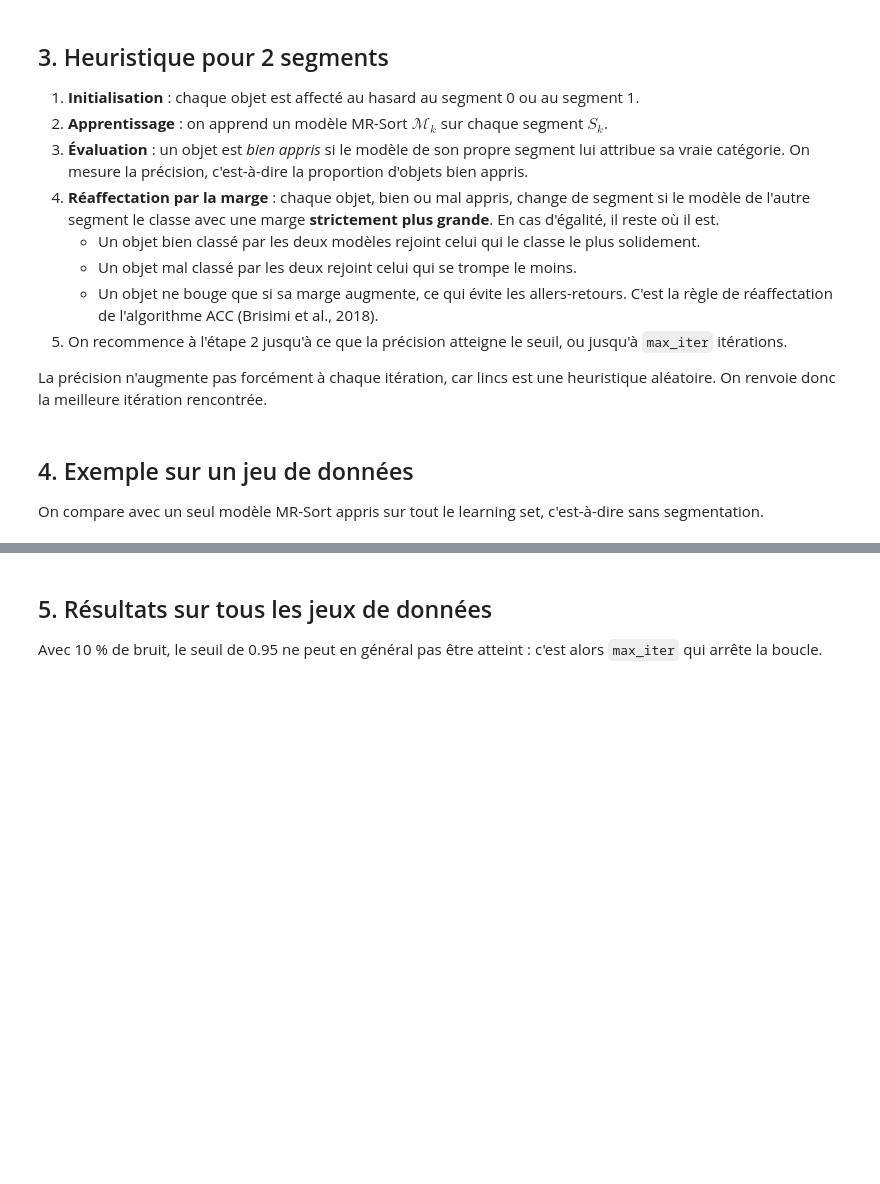
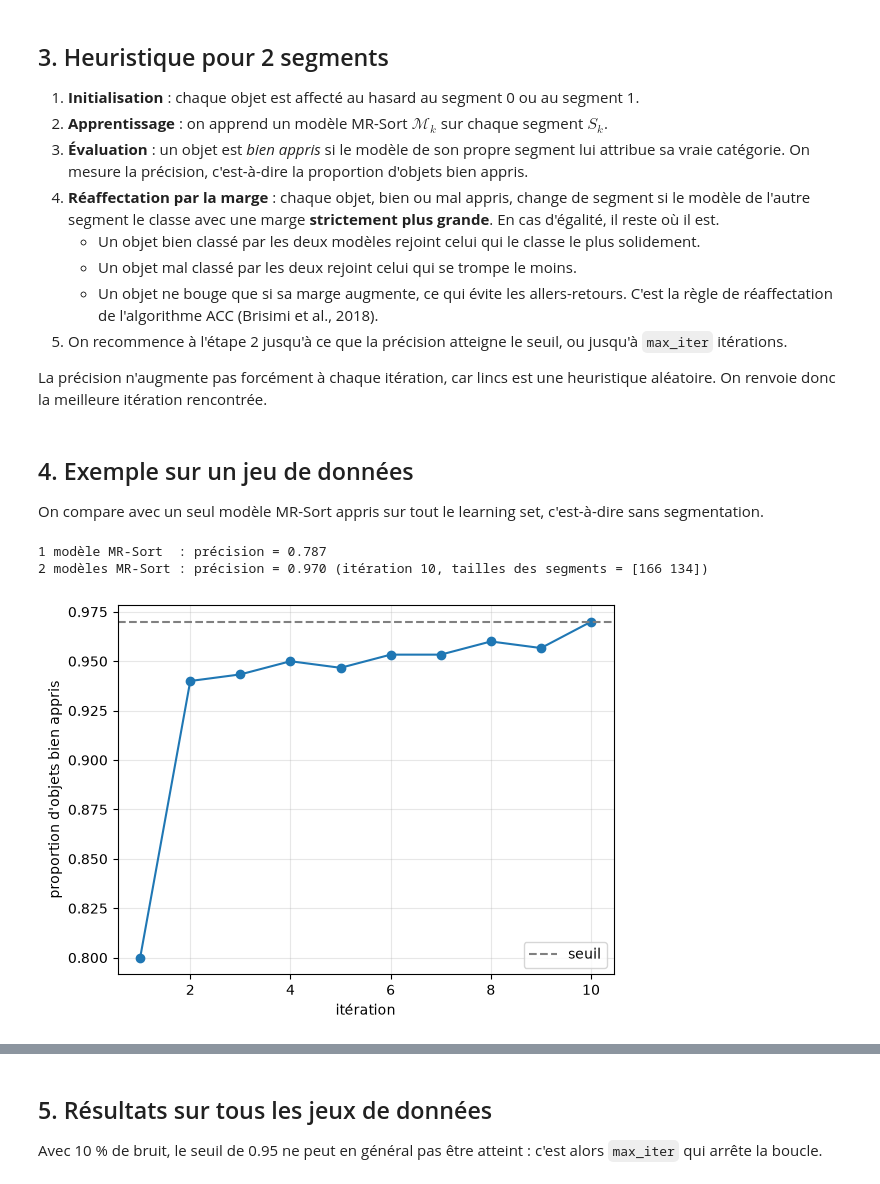
Before and after one commit to Thomasdlgr/mrsort-learning, a Jupyter notebook: jalon2_2mrsort.ipynb, the cells around one changed output, grey strips where cells are left out. Drawn from its saved outputs; the diff is of its cells as text; code cells hidden in the pictures; blank space fills up the shorter version.

```diff
--- a/jalon2_2mrsort.ipynb
+++ b/jalon2_2mrsort.ipynb
@@ -98,7 +116,7 @@ def margins(problem, model, df, y, tol=1e-6):
 
 La précision n'augmente pas forcément à chaque itération, car lincs est une heuristique aléatoire. On renvoie donc la meilleure itération rencontrée.
 # %%
-def learn_2_mrsort(problem, df, y, threshold=0.95, max_iter=20, max_seconds=2, seed=0):
+def learn_2_mrsort(problem, df, y, threshold=0.97, max_iter=20, max_seconds=2, seed=0):
     rng = np.random.default_rng(seed)
     idx = np.arange(len(df))
     segment = rng.integers(0, 2, len(df))                      # 1. partition aléatoire
@@ -128,17 +146,21 @@ On compare avec un seul modèle MR-Sort appris sur tout le learning set, c'est-
 # %%
 problem, df, y = load_dataset(DATA_DIR / "type_a/cr06_ca03/n0300_rep50-50_noise00.csv")
 
 single = learn_mrsort(problem, df)
 print(f"1 modèle MR-Sort  : précision = {np.mean(predict(problem, single, df) == y):.3f}")
 
 result = learn_2_mrsort(problem, df, y)
 print(f"2 modèles MR-Sort : précision = {result['accuracy']:.3f} "
       f"(itération {result['iteration'] + 1}, tailles des segments = {np.bincount(result['segment'], minlength=2)})")
 
 plt.plot(range(1, len(result["history"]) + 1), result["history"], marker="o")
-plt.axhline(0.95, ls="--", c="grey", label="seuil")
+plt.axhline(0.97, ls="--", c="grey", label="seuil")
 plt.xlabel("itération"); plt.ylabel("proportion d'objets bien appris"); plt.legend(); plt.grid(alpha=0.3)
 plt.show()
+# %% [output]
+1 modèle MR-Sort  : précision = 0.787
+2 modèles MR-Sort : précision = 0.970 (itération 10, tailles des segments = [166 134])
+[figure, added]
 # %%
 for k, model in enumerate(result["models"]):
     print(f"--- Modèle du segment {k}")
```
Also changed, not shown: parts of 4 cells of this notebook.
